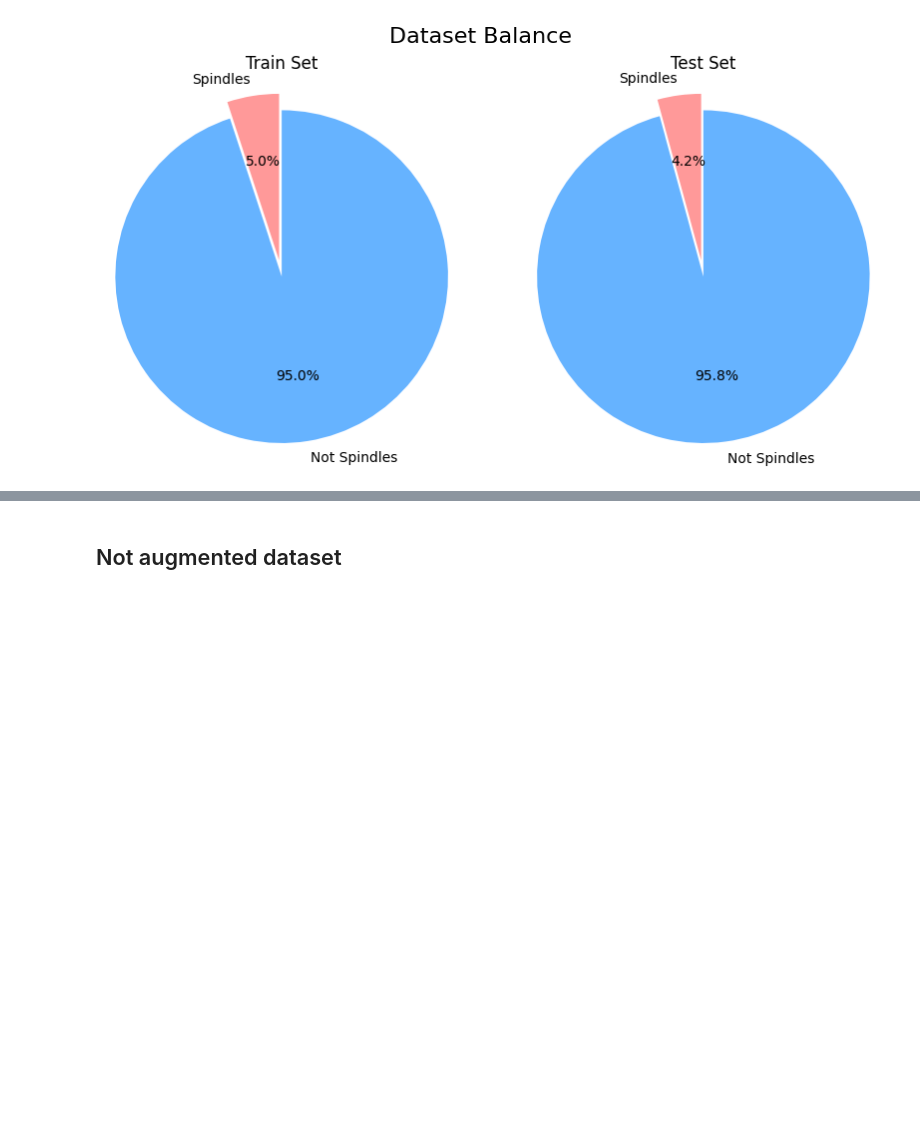
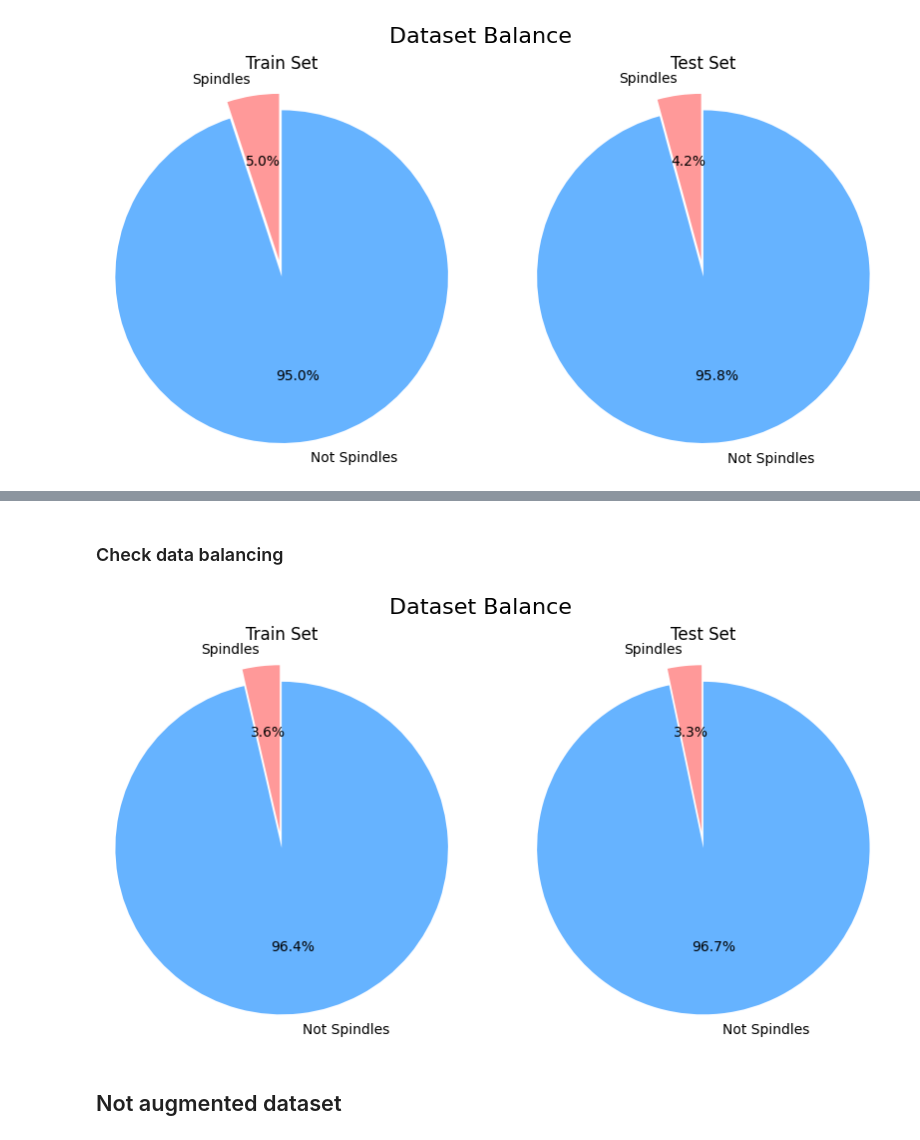
Before and after one commit to FabioLddo/personalized_sleep_spindle_detection, a Jupyter notebook: Project_Gubeli_Ippolito_Loddo.ipynb, the cells around one changed output, grey strips where cells are left out. Drawn from its saved outputs; the diff is of its cells as text; code cells hidden in the pictures; blank space fills up the shorter version.

```diff
--- a/Project_Gubeli_Ippolito_Loddo.ipynb
+++ b/Project_Gubeli_Ippolito_Loddo.ipynb
@@ -944,0 +985,4 @@ plot_dataset_balancing(df_train, df_test)
+# %%
+# Get ~70% of the spindles by taking patients 1, 2, 4, 5 in the training set
+df_train_sw = df_sw[df_sw['patient_id'].isin([1, 2, 4, 5])]
+df_train_sw
@@ -944,0 +1003,4 @@ plot_dataset_balancing(df_train, df_test)
+# %%
+# Get ~30% of the spindles by taking patients 3, 6 in the training set
+df_test_sw = df_sw[df_sw['patient_id'].isin([3, 6])]
+df_test_sw
@@ -945,3 +1021,10 @@ plot_dataset_balancing(df_train, df_test)
+# %% [markdown]
+### Check data balancing
+# %%
+# Check initial datasets balancing
+plot_dataset_balancing(df_train_sw, df_test_sw)
+# %% [output]
+[figure, added]
 # %% [markdown]
 ## Not augmented dataset
 # %% [markdown]
```
Also changed, not shown: parts of 37 cells of this notebook.
